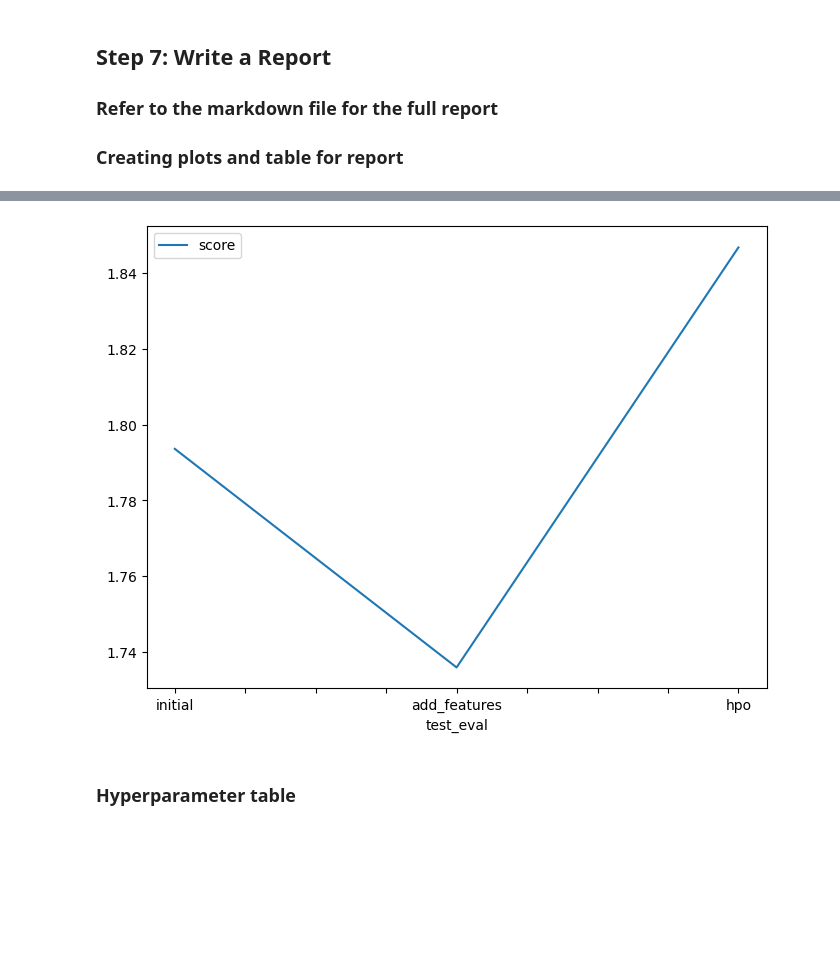
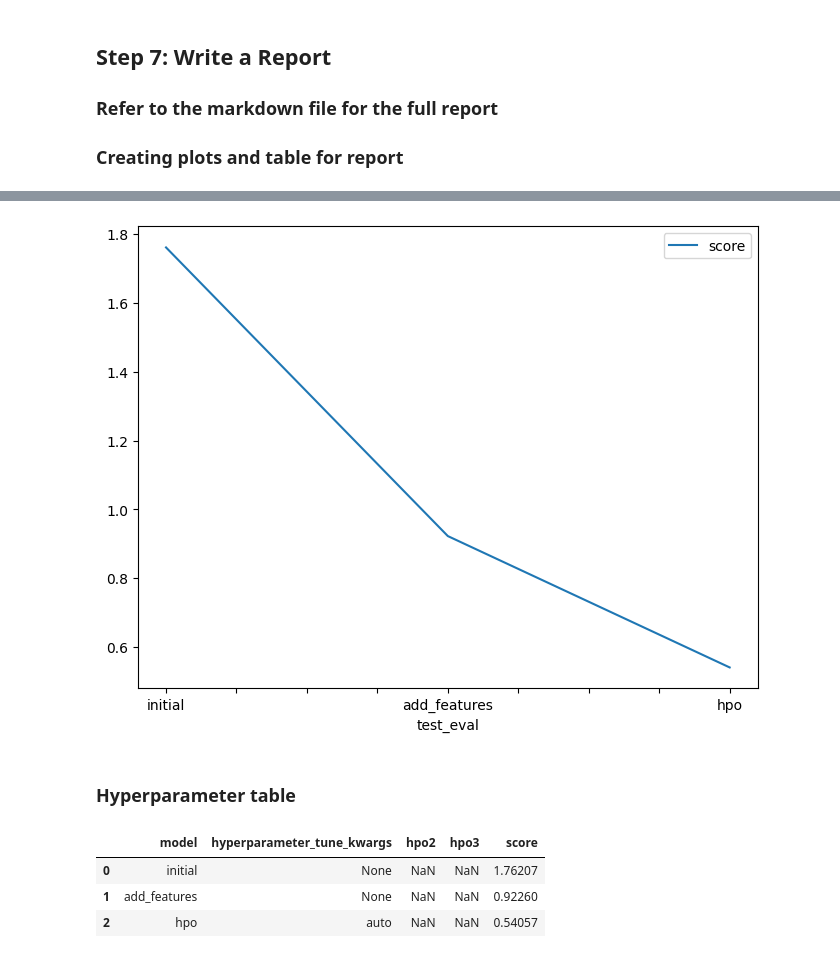
Before and after one commit to khangtictoc/Predict-Bike-Sharing-Demand-with-AutoGluon, a Jupyter notebook: Project01/project-notebook.ipynb, the cells around one changed output, grey strips where cells are left out. Saved outputs shown, nothing was run; the diff lists cells and outputs as text; code cells hidden in the pictures; blank space fills up the shorter version.

```diff
--- a/Project01/project-notebook.ipynb
+++ b/Project01/project-notebook.ipynb
@@ -590,22 +770,27 @@ fig.savefig('img/model_train_score.png')
 # %%
 # Take the 3 kaggle scores and creating a line plot to show improvement
 fig = pd.DataFrame(
     {
         "test_eval": ["initial", "add_features", "hpo"],
-        "score": [1.79362, 1.73598, 1.84672]
+        "score": [1.76207, 0.9226, 0.54057]
     }
 ).plot(x="test_eval", y="score", figsize=(8, 6)).get_figure()
 fig.savefig('img/model_test_score.png')
 # %% [output]
-[figure, old version]
+[figure, new version]
 # %% [markdown]
 ### Hyperparameter table
 # %%
 # The 3 hyperparameters we tuned with the kaggle score as the result
 pd.DataFrame({
     "model": ["initial", "add_features", "hpo"],
-    "hpo1": [?, ?, ?],
-    "hpo2": [?, ?, ?],
-    "hpo3": [?, ?, ?],
-    "score": [?, ?, ?]
+    "hyperparameter_tune_kwargs": [None, None, "auto"],
+    "hpo2": ['NaN', 'NaN', 'NaN'],
+    "hpo3": ['NaN', 'NaN', 'NaN'],
+    "score": [1.76207, 0.9226, 0.54057]
 })
+# %% [output]
+|  | model | hyperparameter_tune_kwargs | hpo2 | hpo3 | score |
+| 0 | initial | None | NaN | NaN | 1.76207 |
+| 1 | add_features | None | NaN | NaN | 0.92260 |
+| 2 | hpo | auto | NaN | NaN | 0.54057 |
```
Also changed, not shown: parts of 58 cells of this notebook, 12 other files.
